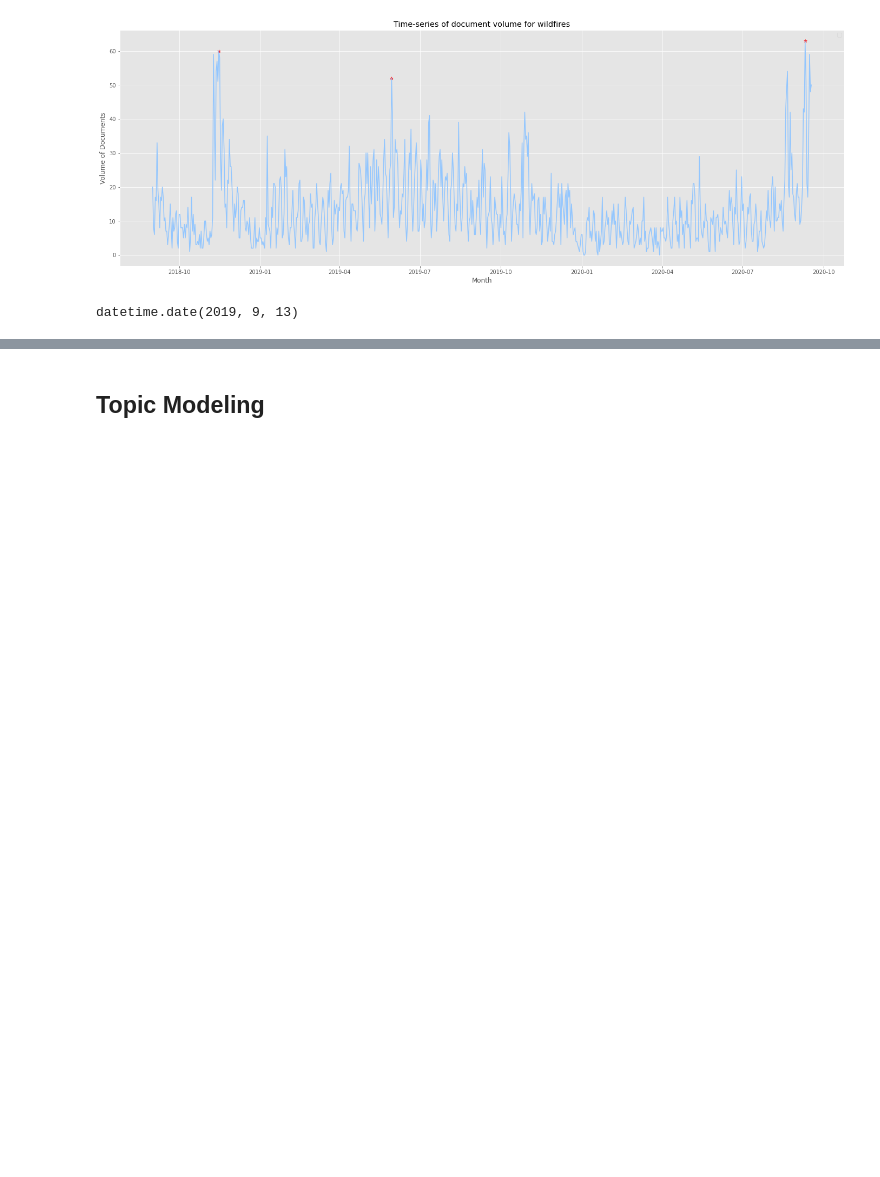
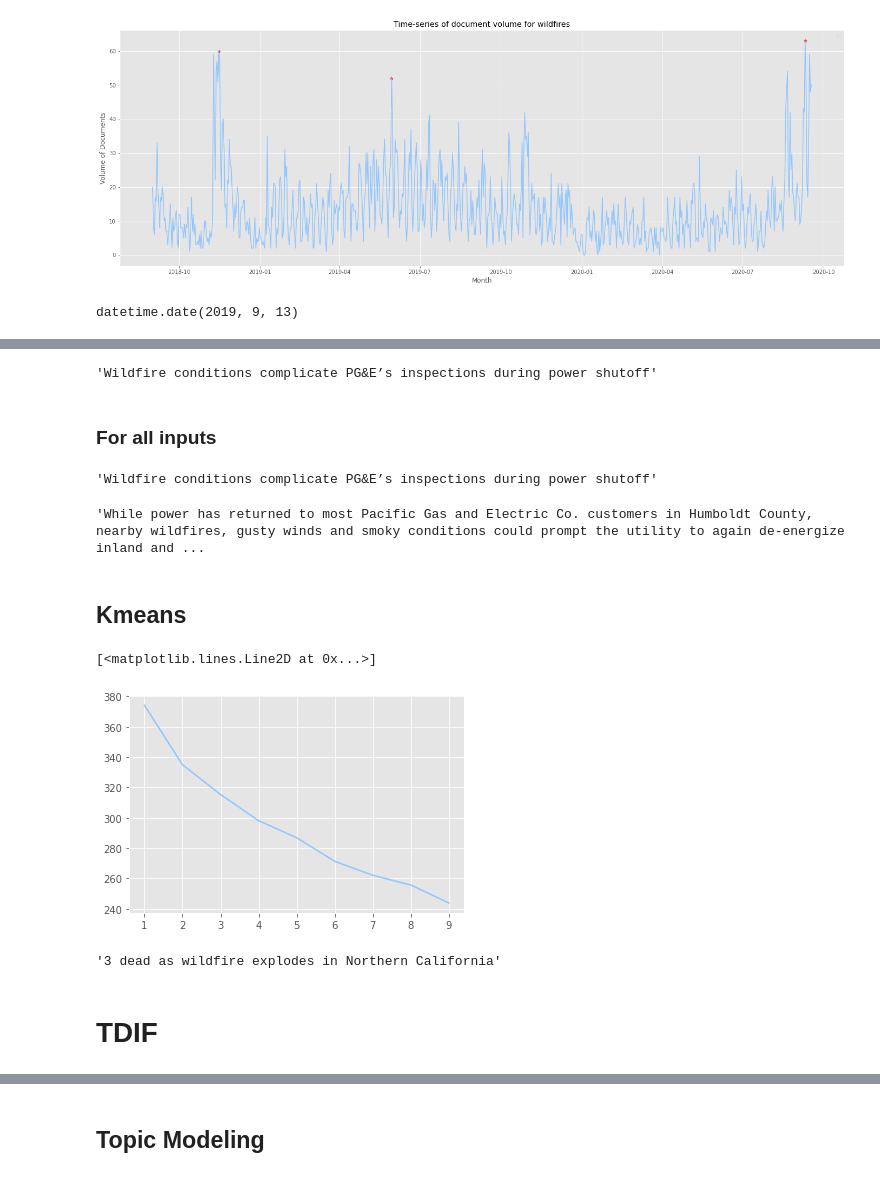
Before and after one commit to matiasbenitez91/wildfire_nlp, a Jupyter notebook: Analysis.ipynb, the cells around one changed output, grey strips where cells are left out. Saved outputs shown, nothing was run; the diff lists cells and outputs as text; code cells hidden in the pictures; blank space fills up the shorter version.

```diff
--- a/Analysis.ipynb
+++ b/Analysis.ipynb
@@ -272,0 +190,6 @@ plt.hist(np.log(document_count+1))
+# %%
+docs.loc[salient_input.index[index_max],"title"]
+# %% [output]
+'Wildfire conditions complicate PG&E’s inspections during power shutoff'
+# %% [markdown]
+### For all inputs
@@ -272,0 +200,24 @@ plt.hist(np.log(document_count+1))
+# %%
+docs.loc[salient_input.index[index_max],"title"]
+# %% [output]
+'Wildfire conditions complicate PG&E’s inspections during power shutoff'
+# %%
+docs.loc[salient_input.index[index_max],"summary"]
+# %% [output]
+'While power has returned to most Pacific Gas and Electric Co. customers in Humboldt County, nearby wildfires, gusty winds and smoky conditions could prompt the utility to again de-energize inland and ...
+# %% [markdown]
+## Kmeans
+# %%
+from sklearn.cluster import DBSCAN, KMeans
+doc_embedding=np.array(list(dic_embedding.values()))
+dbscan_clusters={}
+distortion={}
+for i in np.arange(1, 10, 1):
+    kmeans=KMeans(n_clusters=i).fit(doc_embedding)
+    #kmeans=pd.Series(dbscan.labels_).nunique()
+    distortion[i]=kmeans.inertia_
+# %%
+plt.plot(pd.Series(distortion))
+# %% [output]
+[<matplotlib.lines.Line2D at 0x...>]
+[figure, added]
@@ -272,0 +231,6 @@ plt.hist(np.log(document_count+1))
+# %%
+docs.loc[salient_input.index[index_max],"title"]
+# %% [output]
+'3 dead as wildfire explodes in Northern California'
+# %% [markdown]
+# TDIF
```
Also changed, not shown: parts of 72 cells of this notebook, 3 other files.
